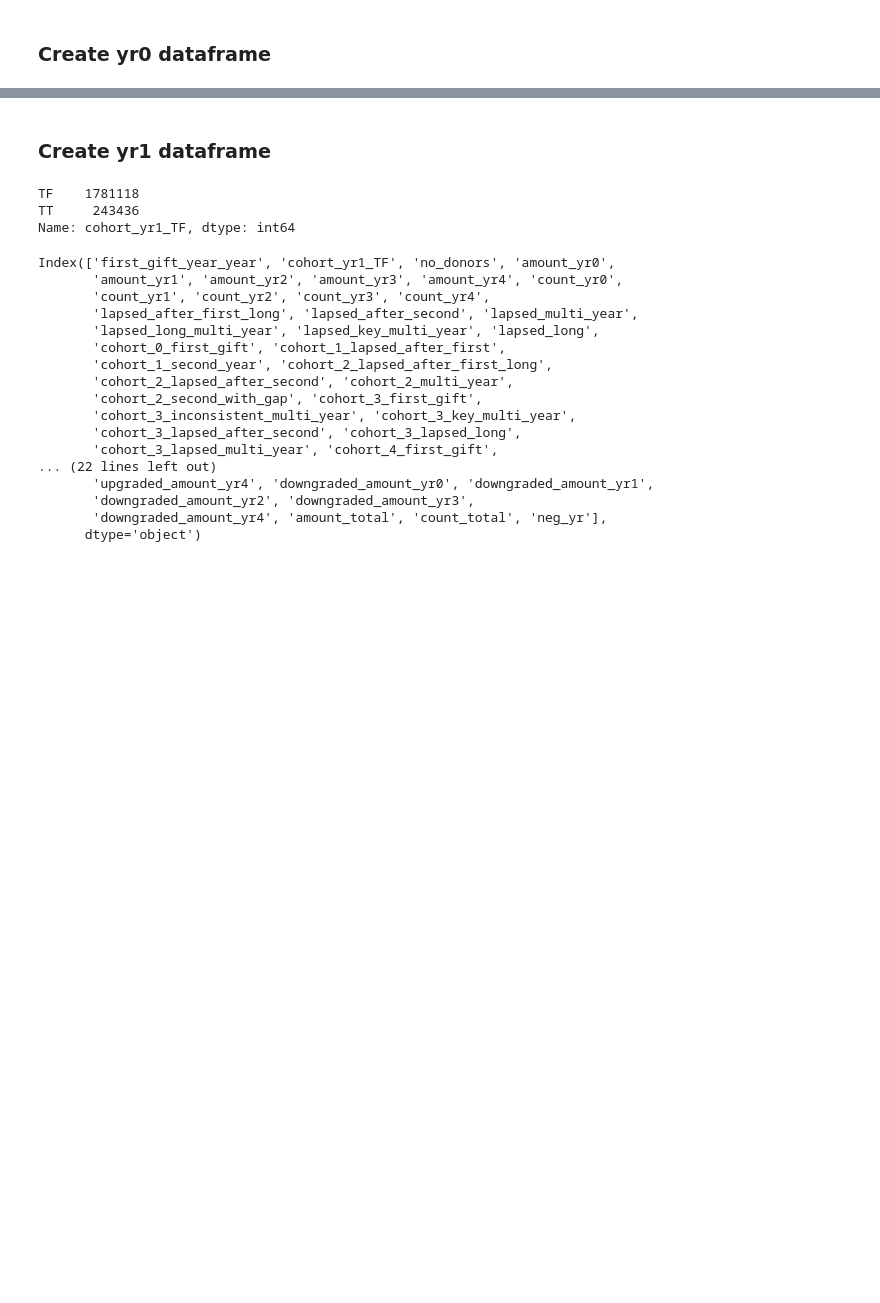
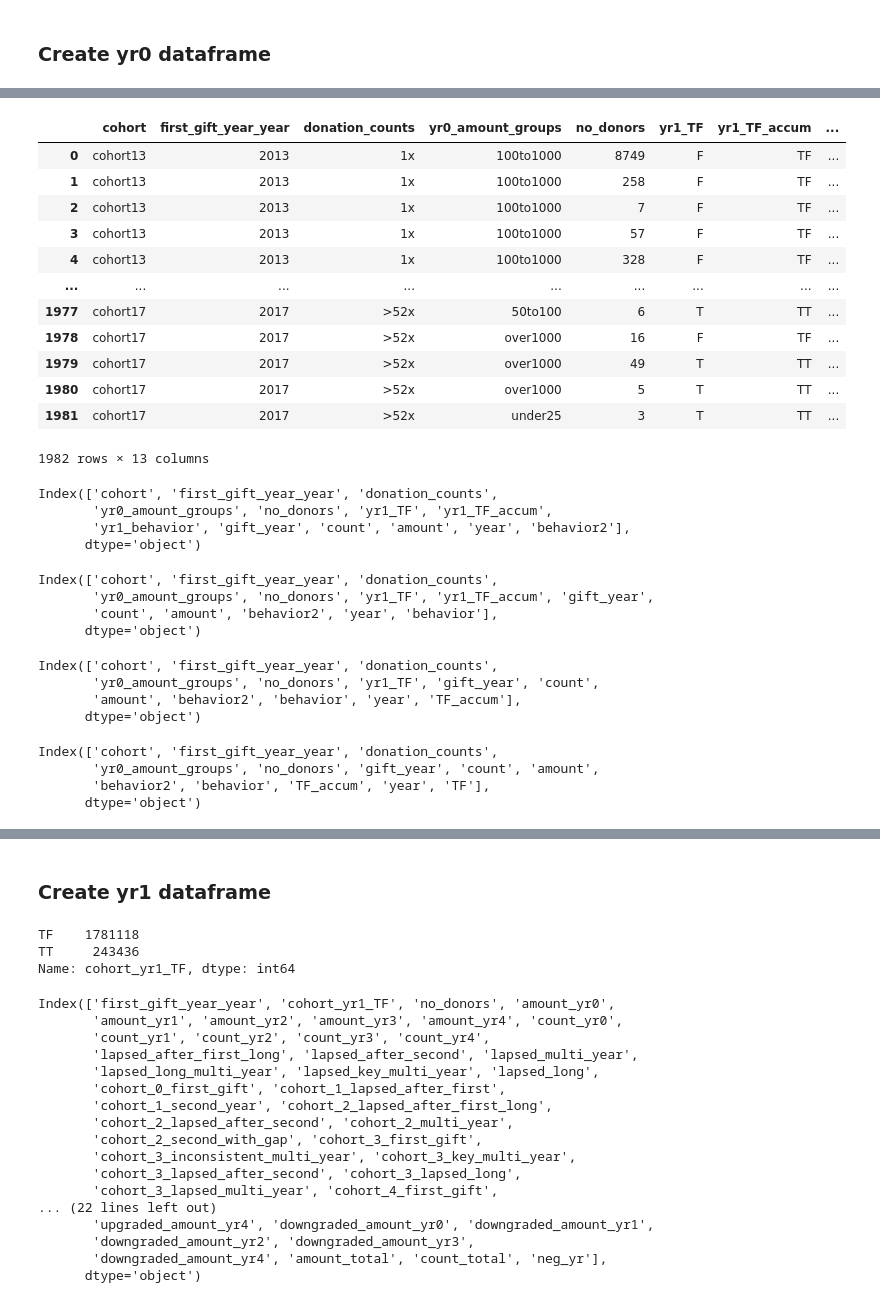
Before and after one commit to erinmarieanderson/donations_part_II, a Jupyter notebook: notebooks/11b_create_dataframes_by_year_with_new_dataset.ipynb, the cells around one changed output, grey strips where cells are left out. Saved outputs shown, nothing was run; the diff lists cells and outputs as text; code cells hidden in the pictures; blank space fills up the shorter version.

```diff
--- a/notebooks/11b_create_dataframes_by_year_with_new_dataset.ipynb
+++ b/notebooks/11b_create_dataframes_by_year_with_new_dataset.ipynb
@@ -142,0 +301,4 @@ df3_y0.to_csv('yr0.csv')
+# %%
+y1=df1_y0[['cohort', 'first_gift_year_year','donation_counts','yr0_amount_groups','no_donors', 'yr1_TF', 'yr1_TF_accum', 'yr1_behavior', 'yr1_behavior2', 'amount_yr1', 'count_yr1',]].copy()
+# %%
+y1['gift_year']="yr1"
@@ -142,0 +313,3 @@ df3_y0.to_csv('yr0.csv')
+# %%
+y1a=pd.melt(y1,id_vars=['cohort', 'first_gift_year_year','donation_counts','yr0_amount_groups','no_donors','yr1_TF', 'yr1_TF_accum',
+       'yr1_behavior', 'yr1_behavior2', 'amount_yr1','gift_year'], value_vars=['count_yr1'], var_name='year', value_name='count')
@@ -142,0 +324,5 @@ df3_y0.to_csv('yr0.csv')
+# %%
+y1b=pd.melt(y1a,id_vars=['cohort', 'first_gift_year_year', 'donation_counts',
+       'yr0_amount_groups', 'no_donors', 'yr1_TF', 'yr1_TF_accum',
+       'yr1_behavior', 'yr1_behavior2', 'gift_year',
+       'count'], value_vars=['amount_yr1'], var_name='year', value_name='amount')
@@ -142,0 +337,16 @@ df3_y0.to_csv('yr0.csv')
+# %%
+y1b
+# %% [output]
+|  | cohort | first_gift_year_year | donation_counts | yr0_amount_groups | no_donors | yr1_TF | yr1_TF_accum | ... |
+| 0 | cohort13 | 2013 | 1x | 100to1000 | 8749 | F | TF | ... |
+| 1 | cohort13 | 2013 | 1x | 100to1000 | 258 | F | TF | ... |
+| 2 | cohort13 | 2013 | 1x | 100to1000 | 7 | F | TF | ... |
+| 3 | cohort13 | 2013 | 1x | 100to1000 | 57 | F | TF | ... |
+| 4 | cohort13 | 2013 | 1x | 100to1000 | 328 | F | TF | ... |
+| ... | ... | ... | ... | ... | ... | ... | ... | ... |
+| 1977 | cohort17 | 2017 | >52x | 50to100 | 6 | T | TT | ... |
+| 1978 | cohort17 | 2017 | >52x | over1000 | 16 | F | TF | ... |
+| 1979 | cohort17 | 2017 | >52x | over1000 | 49 | T | TT | ... |
+| 1980 | cohort17 | 2017 | >52x | over1000 | 5 | T | TT | ... |
+| 1981 | cohort17 | 2017 | >52x | under25 | 3 | T | TT | ... |
+1982 rows × 13 columns
@@ -142,0 +358,7 @@ df3_y0.to_csv('yr0.csv')
+# %%
+y1c.columns
+# %% [output]
+Index(['cohort', 'first_gift_year_year', 'donation_counts',
+       'yr0_amount_groups', 'no_donors', 'yr1_TF', 'yr1_TF_accum',
+       'yr1_behavior', 'gift_year', 'count', 'amount', 'year', 'behavior2'],
+      dtype='object')
@@ -142,0 +370,7 @@ df3_y0.to_csv('yr0.csv')
+# %%
+y1d.columns
+# %% [output]
+Index(['cohort', 'first_gift_year_year', 'donation_counts',
+       'yr0_amount_groups', 'no_donors', 'yr1_TF', 'yr1_TF_accum', 'gift_year',
+       'count', 'amount', 'behavior2', 'year', 'behavior'],
+      dtype='object')
@@ -142,0 +382,7 @@ df3_y0.to_csv('yr0.csv')
+# %%
+y1e.columns
+# %% [output]
+Index(['cohort', 'first_gift_year_year', 'donation_counts',
+       'yr0_amount_groups', 'no_donors', 'yr1_TF', 'gift_year', 'count',
+       'amount', 'behavior2', 'behavior', 'year', 'TF_accum'],
+      dtype='object')
@@ -142,0 +394,7 @@ df3_y0.to_csv('yr0.csv')
+# %%
+y1f.columns
+# %% [output]
+Index(['cohort', 'first_gift_year_year', 'donation_counts',
+       'yr0_amount_groups', 'no_donors', 'gift_year', 'count', 'amount',
+       'behavior2', 'behavior', 'TF_accum', 'year', 'TF'],
+      dtype='object')
```
Also changed, not shown: parts of 67 cells of this notebook.
